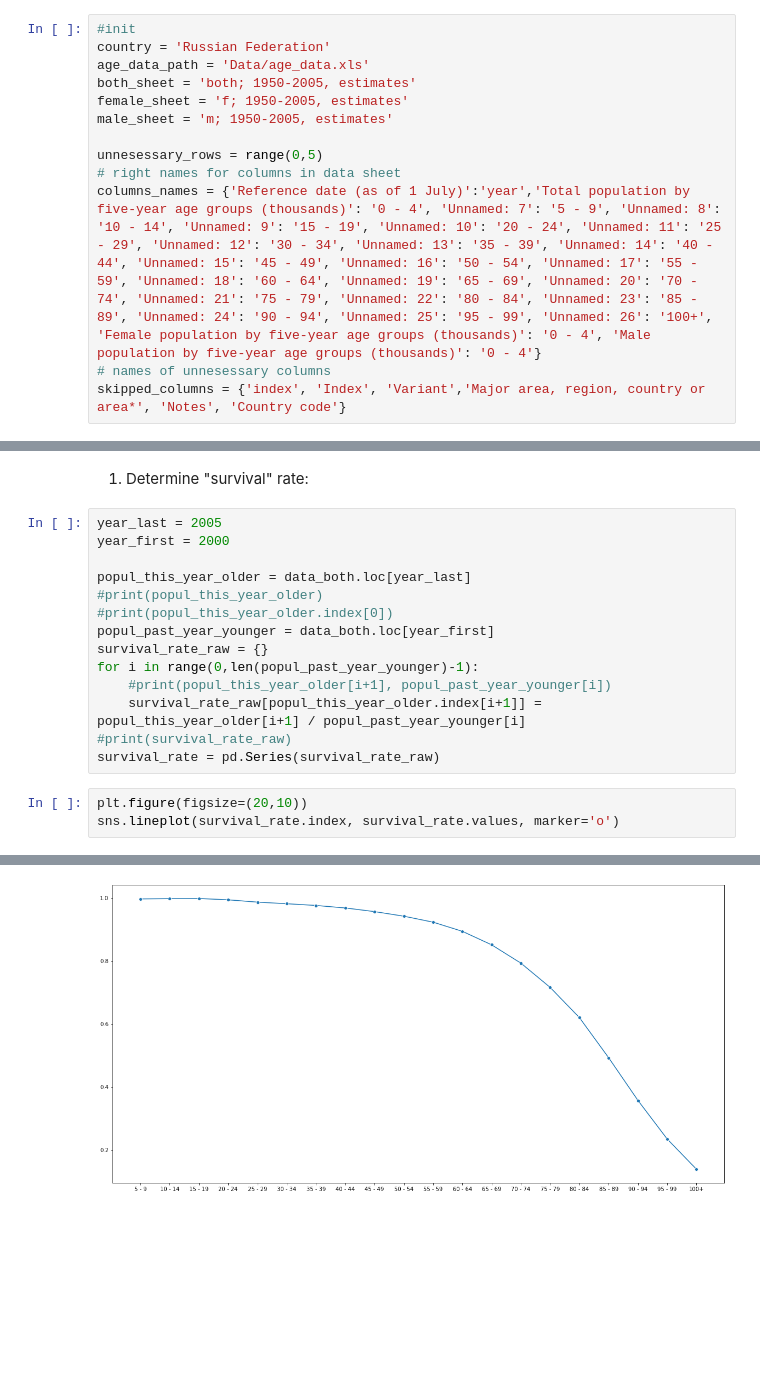
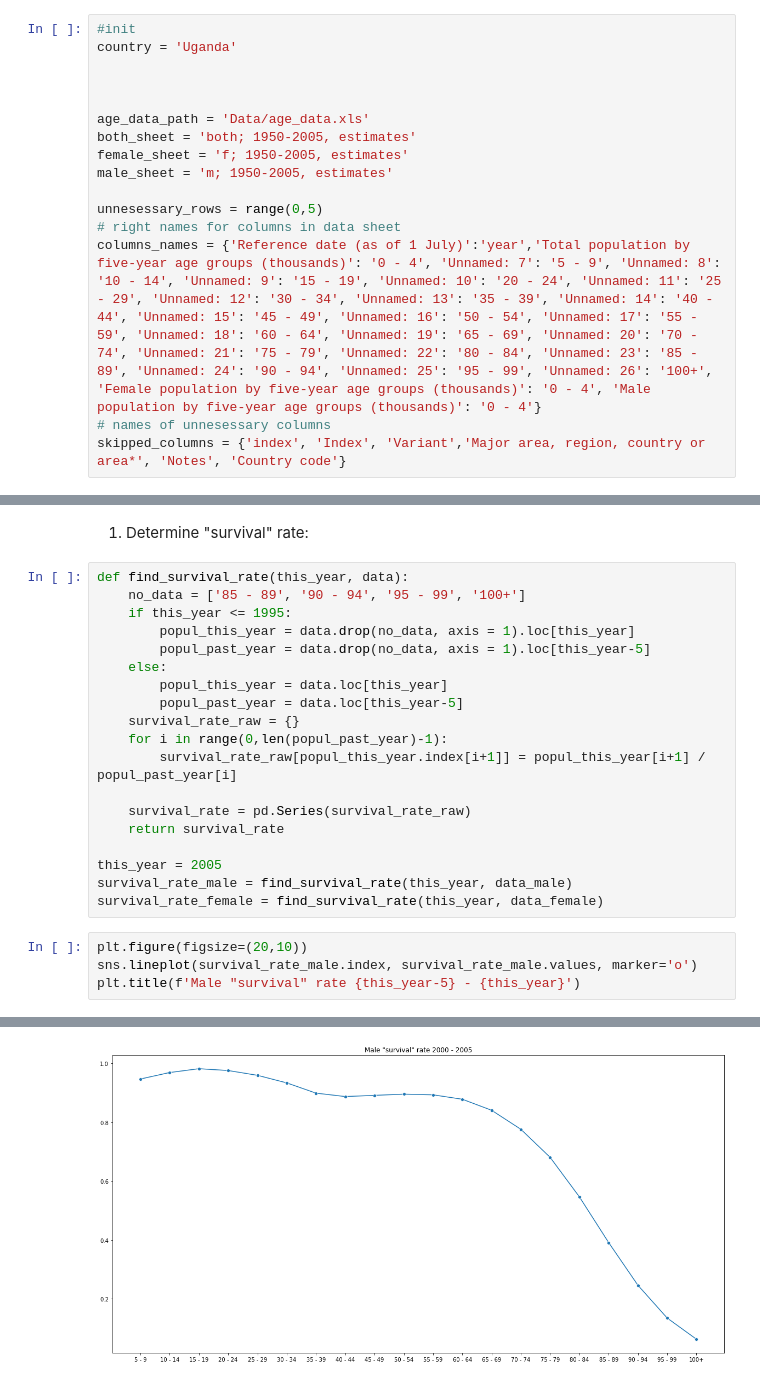
Before and after one commit to miceorbirds/Lab1, a Jupyter notebook: lab1.ipynb, the cells around one changed output, grey strips where cells are left out. Saved outputs shown, nothing was run; the diff lists cells and outputs as text; blank space fills up the shorter version.

```diff
--- a/lab1.ipynb
+++ b/lab1.ipynb
@@ -8,7 +8,10 @@ print("Setup Complete")
 Setup Complete
 # %%
 #init
-country = 'Russian Federation'
+country = 'Uganda'
+
+
+
 age_data_path = 'Data/age_data.xls'
 both_sheet = 'both; 1950-2005, estimates'
 female_sheet = 'f; 1950-2005, estimates'
@@ -68,20 +71,26 @@ Text(0.5, 1.0, 'Demographic profile for 2005 year')
 # %% [markdown]
 1. Determine "survival" rate:
-# %%
-year_last = 2005
-year_first = 2000
-
-popul_this_year_older = data_both.loc[year_last]
-#print(popul_this_year_older)
-#print(popul_this_year_older.index[0])
-popul_past_year_younger = data_both.loc[year_first]
-survival_rate_raw = {}
-for i in range(0,len(popul_past_year_younger)-1):
-    #print(popul_this_year_older[i+1], popul_past_year_younger[i])
-    survival_rate_raw[popul_this_year_older.index[i+1]] = popul_this_year_older[i+1] / popul_past_year_younger[i]
-#print(survival_rate_raw)
-survival_rate = pd.Series(survival_rate_raw)
+# %%
+def find_survival_rate(this_year, data):
+    no_data = ['85 - 89', '90 - 94', '95 - 99', '100+']
+    if this_year <= 1995:
+        popul_this_year = data.drop(no_data, axis = 1).loc[this_year]
+        popul_past_year = data.drop(no_data, axis = 1).loc[this_year-5]
+    else:
+        popul_this_year = data.loc[this_year]
+        popul_past_year = data.loc[this_year-5]
+    survival_rate_raw = {}
+    for i in range(0,len(popul_past_year)-1):
+        survival_rate_raw[popul_this_year.index[i+1]] = popul_this_year[i+1] / popul_past_year[i]
+
+    survival_rate = pd.Series(survival_rate_raw)
+    return survival_rate
+
+this_year = 2005
+survival_rate_male = find_survival_rate(this_year, data_male)
+survival_rate_female = find_survival_rate(this_year, data_female)
 # %%
 plt.figure(figsize=(20,10))
-sns.lineplot(survival_rate.index, survival_rate.values, marker='o')
+sns.lineplot(survival_rate_male.index, survival_rate_male.values, marker='o')
+plt.title(f'Male "survival" rate {this_year-5} - {this_year}')
 # %% [output]
@@ -89 +98 @@ sns.lineplot(survival_rate.index, survival_rate.values, marker='o')
-[figure, old version]
+[figure, new version]
```
Also changed, not shown: parts of 8 cells of this notebook.
